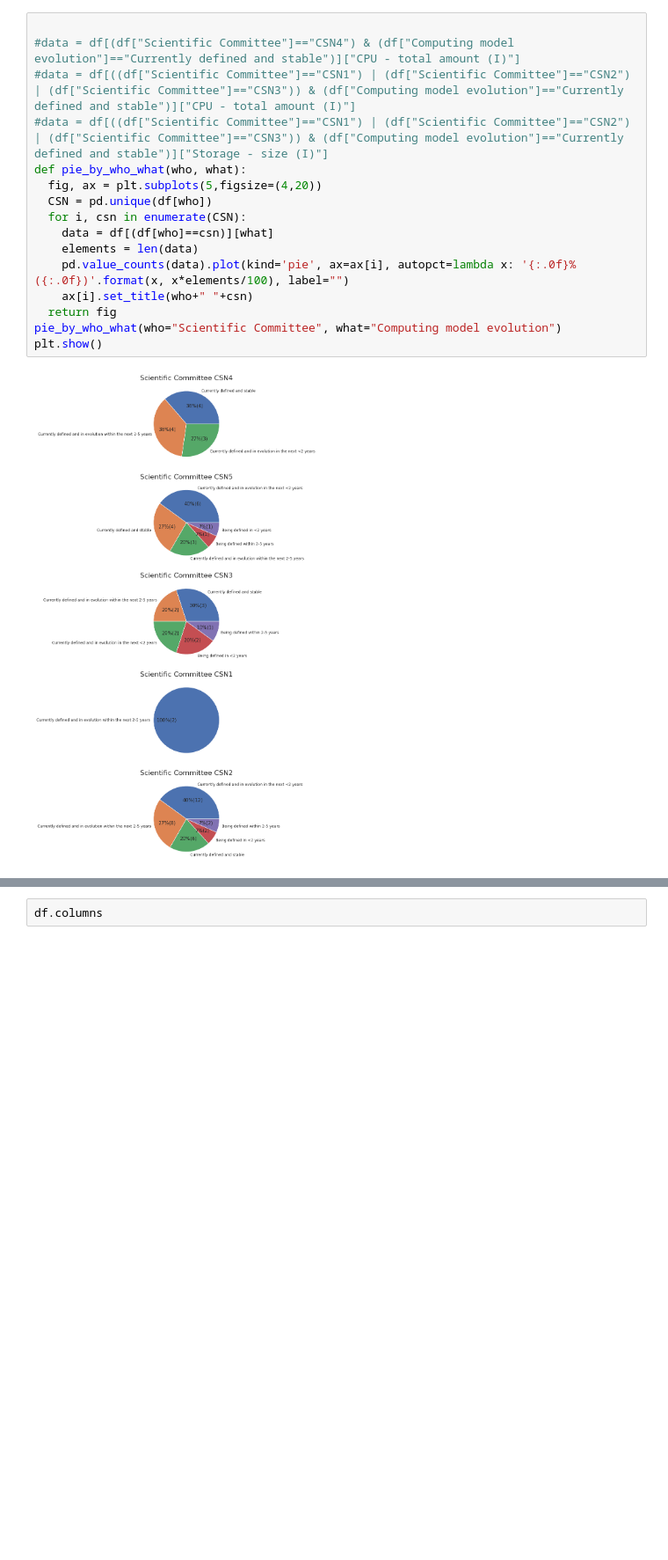
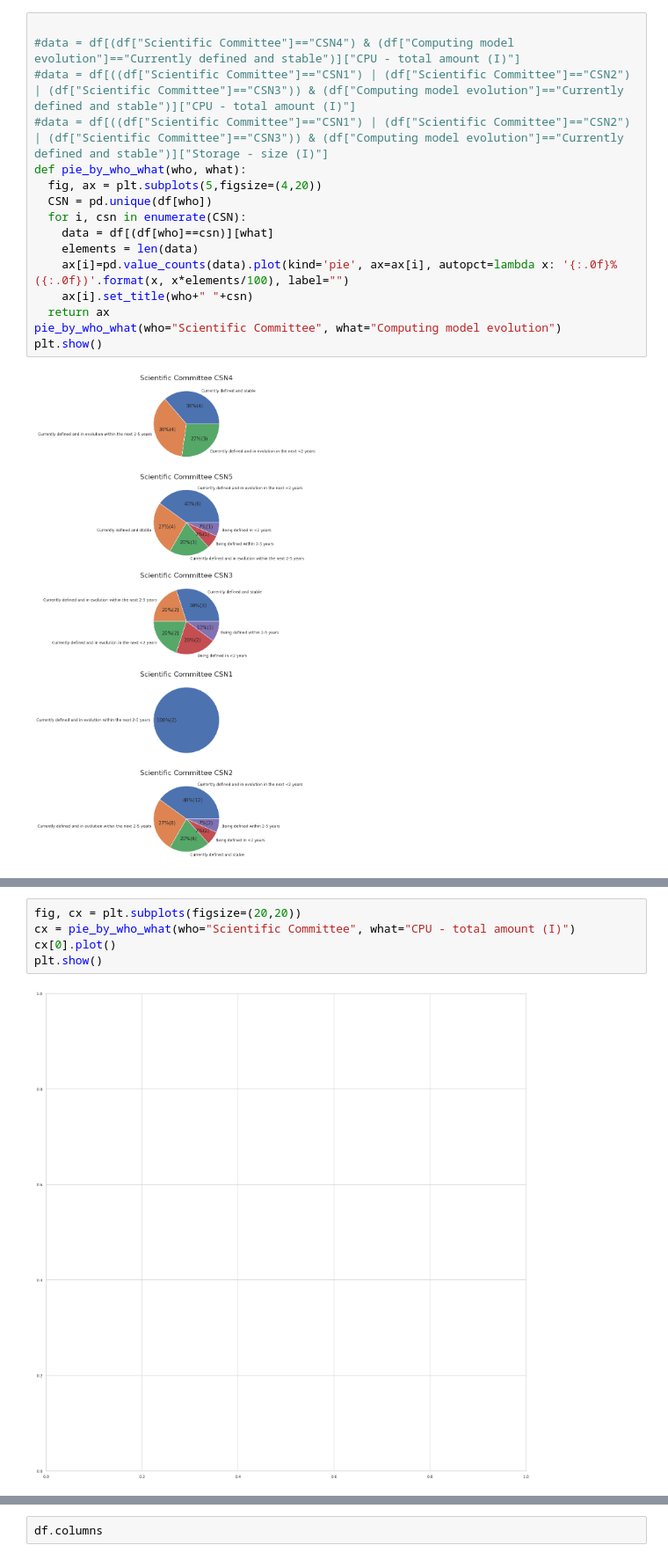
Before and after one commit to gmazzitelli/GSN2, a Jupyter notebook: IFNFCM.ipynb, the cells around one changed output, grey strips where cells are left out. Shown at 88% size. Saved outputs shown, nothing was run; the diff lists cells and outputs as text; blank space fills up the shorter version.

```diff
--- a/IFNFCM.ipynb
+++ b/IFNFCM.ipynb
@@ -70,9 +72,9 @@ def pie_by_who_what(who, what):
   for i, csn in enumerate(CSN):
     data = df[(df[who]==csn)][what]
     elements = len(data)
-    pd.value_counts(data).plot(kind='pie', ax=ax[i], autopct=lambda x: '{:.0f}%({:.0f})'.format(x, x*elements/100), label="")
+    ax[i]=pd.value_counts(data).plot(kind='pie', ax=ax[i], autopct=lambda x: '{:.0f}%({:.0f})'.format(x, x*elements/100), label="")
     ax[i].set_title(who+" "+csn)
-  return fig
+  return ax
 pie_by_who_what(who="Scientific Committee", what="Computing model evolution")
 plt.show()
 # %% [output]
@@ -79,0 +86,7 @@ plt.show()
+# %%
+fig, cx = plt.subplots(figsize=(20,20))
+cx = pie_by_who_what(who="Scientific Committee", what="CPU - total amount (I)")
+cx[0].plot()
+plt.show()
+# %% [output]
+[figure, added]
```
Also changed, not shown: parts of 6 cells of this notebook.
